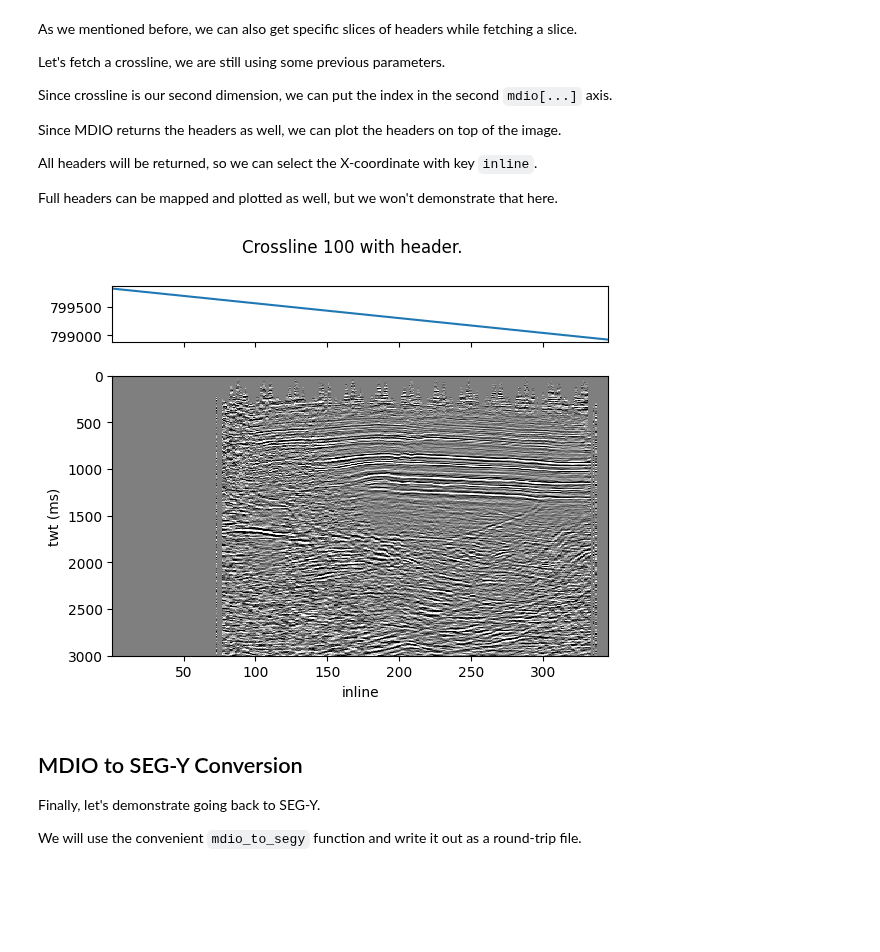
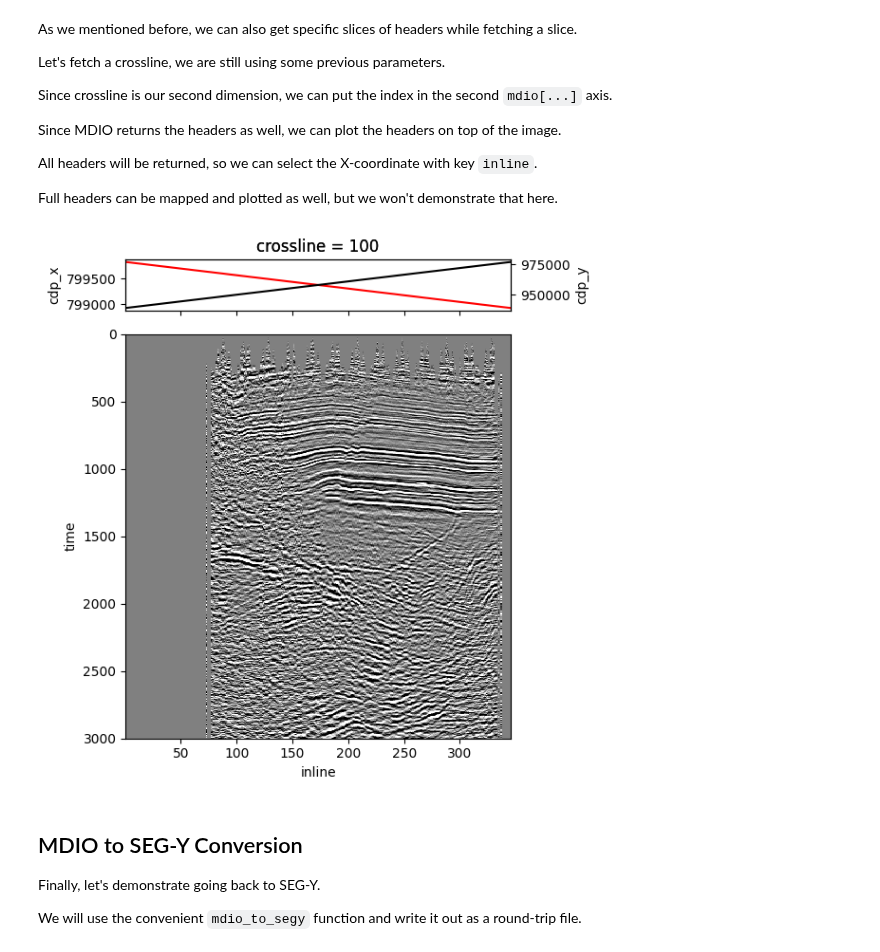
Before and after one commit to TGSAI/mdio-python, a Jupyter notebook: docs/tutorials/quickstart.ipynb, the cells around one changed output. Saved outputs shown, nothing was run; the diff lists cells and outputs as text; code cells hidden in the pictures; blank space fills up the shorter version.

```diff
--- a/docs/tutorials/quickstart.ipynb
+++ b/docs/tutorials/quickstart.ipynb
@@ -290,25 +289,26 @@ Since MDIO returns the headers as well, we can plot the headers on top of the im
 All headers will be returned, so we can select the X-coordinate with key `inline`.
 
 Full headers can be mapped and plotted as well, but we won't demonstrate that here.
-# %%
-crossline_index = mdio.coord_to_index(100, dimensions="crossline").item()
-xl_mask, xl_headers, xl_data = mdio[:, crossline_index]
-
-vmin, vmax = -2 * std, 2 * std
-
-gs_kw = {"height_ratios": (1, 5)}
-fig, ax = plt.subplots(2, 1, gridspec_kw=gs_kw, sharex="all")
-
-ax[0].plot(inlines, xl_headers["inline"])
-
-ax[1].pcolormesh(inlines, times, xl_data.T, vmin=vmin, vmax=vmax, cmap="gray_r")
-ax[1].invert_yaxis()
-ax[1].set_xlabel("inline")
-ax[1].set_ylabel("twt (ms)")
-
-plt.suptitle(f"Crossline {100} with header.");
-# %% [output]
-[figure, removed]
+# %%
+xl_dataset = dataset.sel(crossline=100)
+
+cdp_x_header = xl_dataset["cdp_x"]
+cdp_y_header = xl_dataset["cdp_y"]
+image = xl_dataset["amplitude"].T
+
+gs_kw = {"height_ratios": (1, 8)}
+fig, (hdr_ax, img_ax) = plt.subplots(2, 1, figsize=(6, 6), gridspec_kw=gs_kw, sharex="all")
+hdr_ax2 = hdr_ax.twinx()
+
+cdp_x_header.plot(ax=hdr_ax, c="red")
+cdp_y_header.plot(ax=hdr_ax2, c="black")
+image.plot(ax=img_ax, vmin=-2 * std, vmax=2 * std, cmap="gray_r", yincrease=False, add_colorbar=False)
+img_ax.set_title("")
+hdr_ax.set_xlabel("")
+
+plt.tight_layout()
+# %% [output]
+[figure, added]
 # %% [markdown]
 ## MDIO to SEG-Y Conversion
 
```
Also changed, not shown: parts of 30 cells of this notebook, 5 other files.
